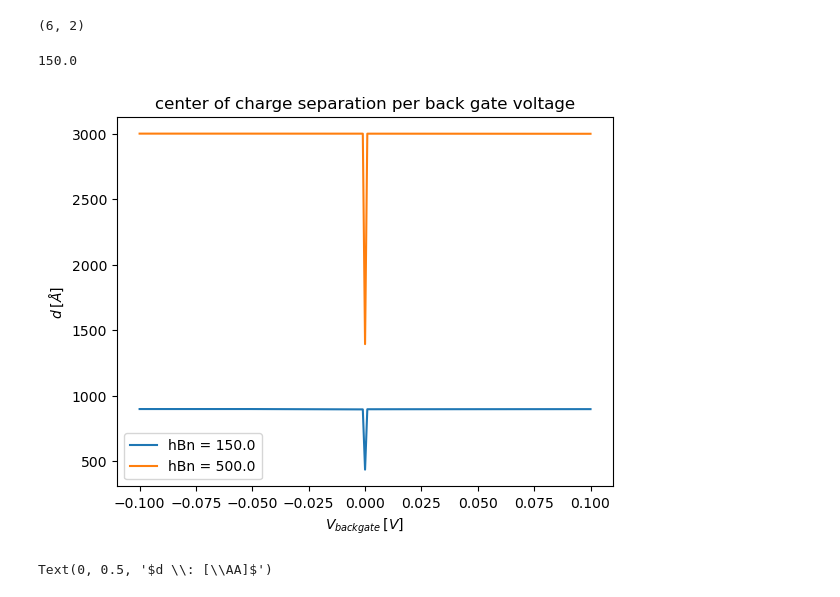
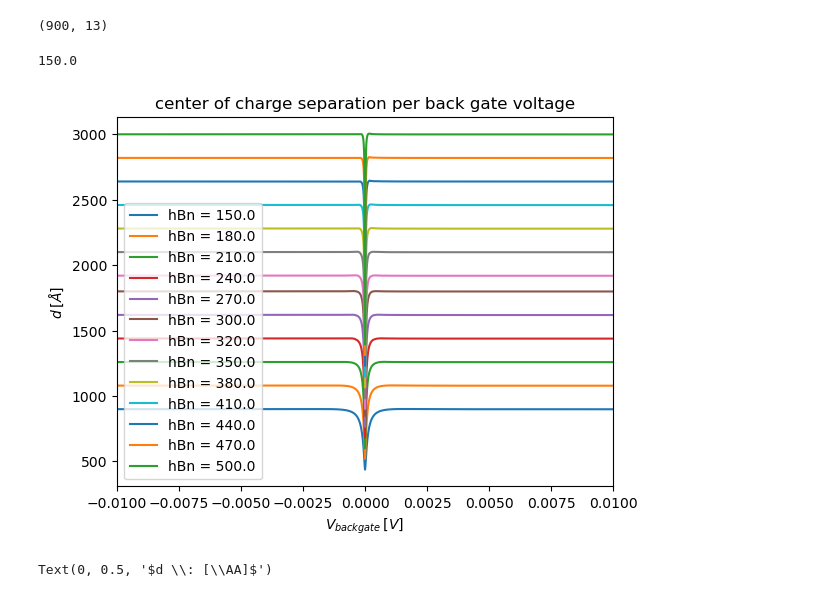
Before and after one commit to bastistoeck/Projektarbeit-1, a Jupyter notebook: results_visualization.ipynb, the cells around one changed output. Saved outputs shown, nothing was run; the diff lists cells and outputs as text; code cells hidden in the pictures.

```diff
--- a/results_visualization.ipynb
+++ b/results_visualization.ipynb
@@ -4,8 +4,8 @@ import matplotlib.pyplot as plt
 from pathlib import Path
 import os
 # %%
-number_hBns = 2
-folder_name = 'BLG_calculations_back_gate_range_0.1'
+number_hBns = 13
+folder_name = 'BLG_calculations_back_gate_range_0.1_dipole_moment_40'
 # %%
 hBn_folder_names = []
 hBns = np.rint(np.linspace(15, 50, number_hBns)) * 10
@@ -47,7 +58,7 @@ for i in range(number_hBns):
 
 print(seps.shape)
 # %% [output]
-(6, 2)
+(900, 13)
 # %%
 print(data[hBn_folder_names[0]] ['box_width-cut_percentage-larger_cut_percentage.npy'][3])
 # %% [output]
@@ -55,14 +66,15 @@ print(data[hBn_folder_names[0]] ['box_width-cut_percentage-larger_cut_percentage
 # %%
 for i in range(number_hBns):
     hBn_thickness = data[hBn_folder_names[i]] ['box_width-cut_percentage-larger_cut_percentage.npy'][3]
     plt.plot(back_gates, seps[:, i], label=f'hBn = {hBn_thickness}')
 plt.title('center of charge separation per back gate voltage')
 plt.xlabel('$V_{{backgate}} \\: [V]$')
 plt.ylabel('$d \\: [\\AA]$')
+plt.xlim((-0.01, 0.01))
 plt.legend()
 plt.show()
 # %% [output]
-[figure, old version]
+[figure, new version]
 # %%
 folders = ['results_blg_-1_to_1V_hbn15', 'results_blg_-0.3_to_0.3V_hbn15', 'results_blg_-0.3_to_0.3V_hbn50', 'results_blg_-0.3_to_0.3V_hbn18',
            'results_blg_-0.3_to_0.3V_hbn24', 'results_blg_-0.3_to_0.3V_hbn27', 'results_blg_-0.3_to_0.3V_hbn30']
```
Also changed, not shown: parts of 6 cells of this notebook, 5 other files.
